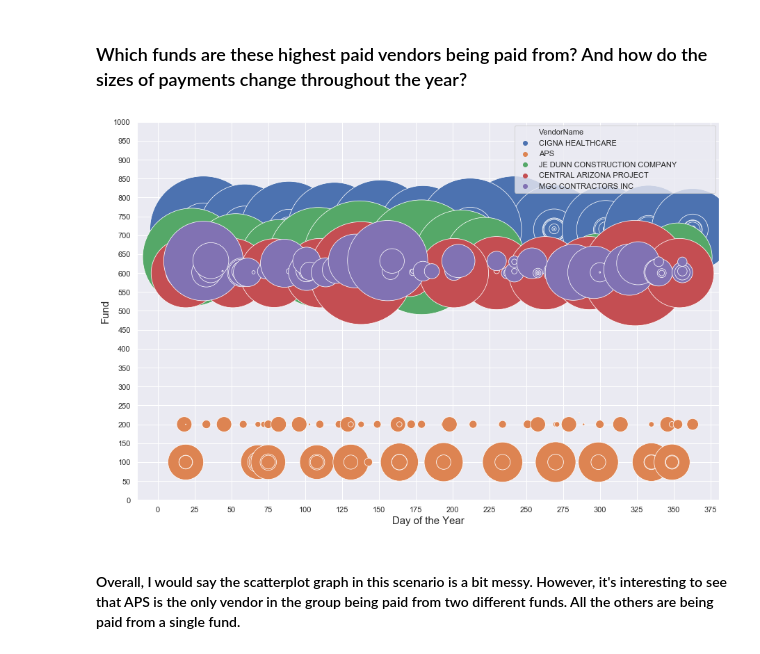
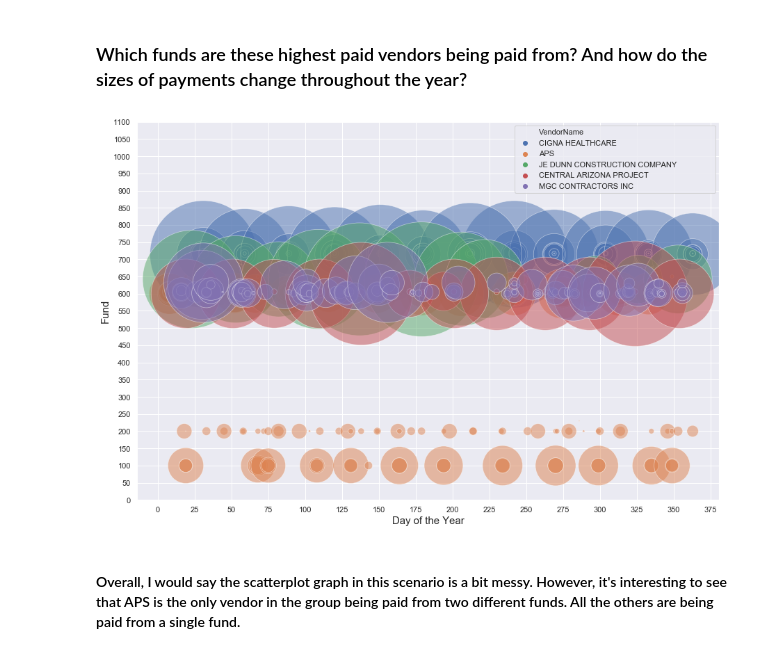
Before and after one commit to mrkjhsn/Vendor-Payments-City-of-Scottsdale, a Jupyter notebook: Scottsdale_Vendor_Payments_EDA.ipynb, the cells around one changed output. Drawn from its saved outputs; the diff is of its cells as text; code cells hidden in the pictures.

```diff
--- a/Scottsdale_Vendor_Payments_EDA.ipynb
+++ b/Scottsdale_Vendor_Payments_EDA.ipynb
@@ -445,22 +445,24 @@ ax.xaxis.set_major_locator(matplotlib.ticker.MultipleLocator())
 # %%
 fig = plt.figure(figsize=(15, 10))
 ax = sns.scatterplot(x=top_vendors.loc[:,'Day_of_Year'],
                 y=top_vendors.loc[:,'Fund'],
                 hue=top_vendors.loc[:,'VendorName'],
-                s=top_vendors.loc[:,'PaymentAmount']/100)
+                s=top_vendors.loc[:,'PaymentAmount']/100,
+                alpha=0.5)
 
 # plt.title("xxx")
 plt.xlabel("Day of the Year", fontsize=15)
 plt.ylabel("Fund", fontsize=15)
 # plt.legend(fontsize=15)
-plt.ylim(0,1000)
+plt.ylim(0,1100)
 
 # sns.set_context("notebook", font_scale=1)
 
 ax.xaxis.set_major_locator(matplotlib.ticker.MultipleLocator(25))
 ax.yaxis.set_major_locator(matplotlib.ticker.MultipleLocator(50))
+plt.savefig("visualizations/top 5 vendors - fund,day of year, calibrated by size of pmt.png")
 # %% [output]
-[figure, old version]
+[figure, new version]
 # %% [markdown]
 #### Overall, I would say the scatterplot graph in this scenario is a bit messy.  However, it's interesting to see that APS is the only vendor in the group being paid from two different funds.  All the others are being paid from a single fund.
 # %% [markdown]
```
